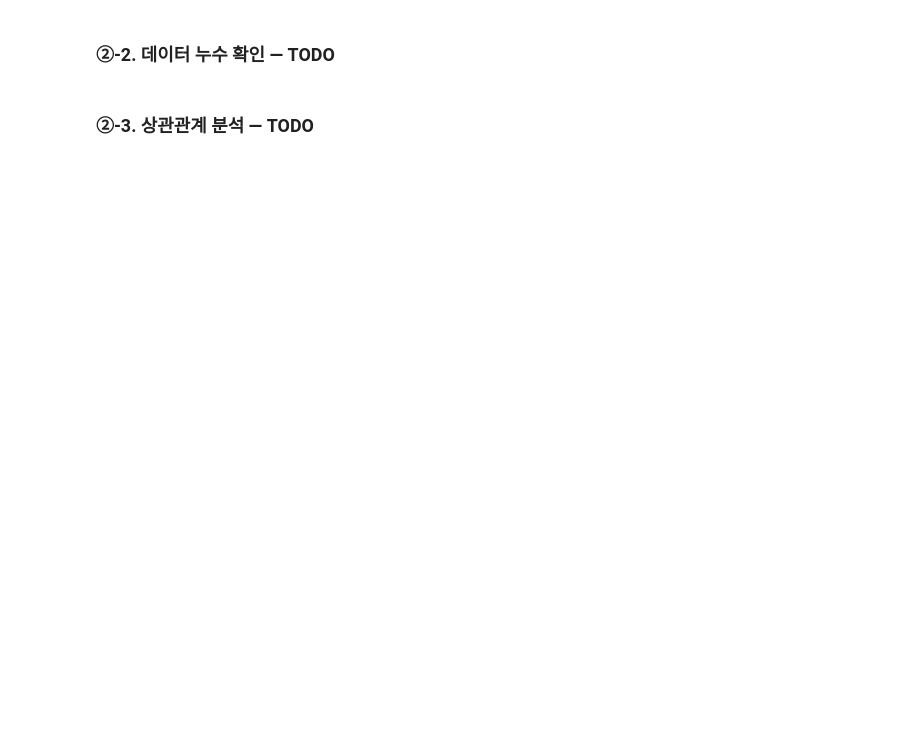
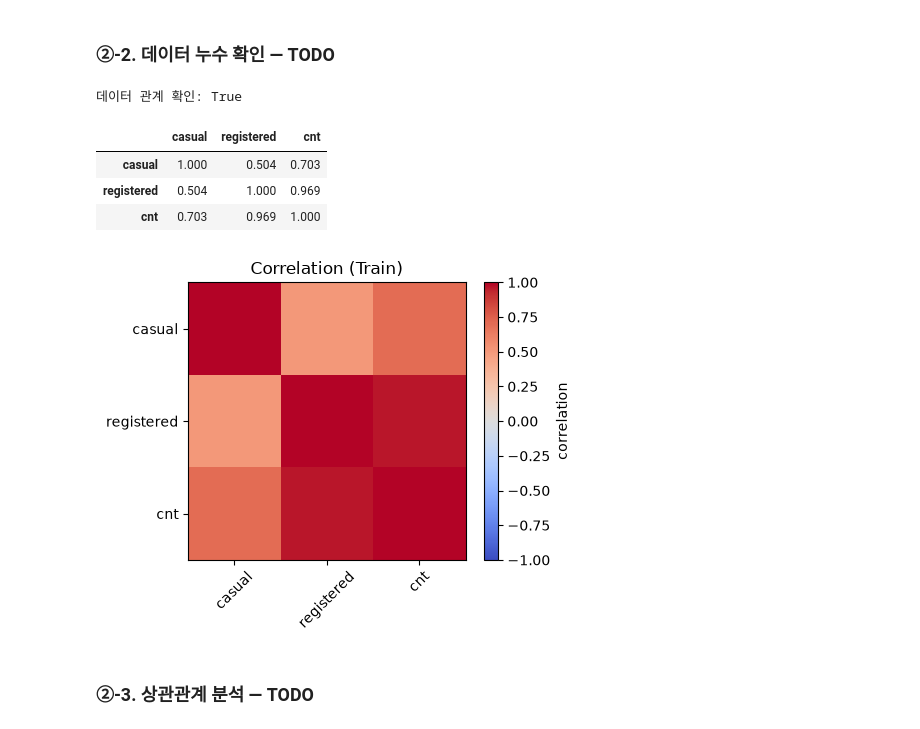
Before and after one commit to Kim-ms/ai-mini-projects, a Jupyter notebook: mini-project-01/code/01_regression_bike_demand.ipynb, the cells around one changed output. Drawn from its saved outputs; the diff is of its cells as text; code cells hidden in the pictures; blank space fills up the shorter version.

```diff
--- a/mini-project-01/code/01_regression_bike_demand.ipynb
+++ b/mini-project-01/code/01_regression_bike_demand.ipynb
@@ -198,16 +198,17 @@ n_dates = len(dates)
 # TODO 2-1. 날짜 기준 Train 약 70%, Validation 약 15%, 나머지 Test로 분할합니다.
 # 같은 날짜의 행은 반드시 같은 집합에 포함되어야 합니다.
 # 힌트: int(), 날짜 배열 슬라이싱, .isin()
-n_train = ...
-n_valid = ...
 
-train_dates = ...
-valid_dates = ...
-test_dates = ...
+n_train = int(n_dates * 0.7)
+n_valid = int(n_dates * 0.15)
 
-train_df = ...
-valid_df = ...
-test_df = ...
+train_dates = dates[:n_train]
+valid_dates = dates[n_train:n_train + n_valid]
+test_dates = dates[n_train + n_valid:]
+
+train_df = df[df["dteday"].isin(train_dates)]
+valid_df = df[df["dteday"].isin(valid_dates)]
+test_df = df[df["dteday"].isin(test_dates)]
 # %%
 # [공통] 분할 범위 점검
 for name, part in [
@@ -222,11 +230,32 @@ for name, part in [
 # %%
 # TODO 2-2. casual + registered == cnt가 모든 행에서 성립하는지 확인합니다.
 # 힌트: 비교식과 .all()
-same = ...
+same = (df["casual"] + df["registered"] == df["cnt"]).all()
 print("데이터 관계 확인:", same)
-
-# TODO (추가 확인). casual, registered, cnt의 상관관계를 비교해 봅니다.
-...
+# %% [output]
+데이터 관계 확인: True
+# %%
+# TODO (추가 확인). casual, registered, cnt의 상관관계를 비교해 봅니다.
+cnt_corr_cols = ["casual", "registered", "cnt"]
+cnt_corr = train_df[cnt_corr_cols].corr()
+display(cnt_corr.round(3))
+# %% [output]
+|  | casual | registered | cnt |
+| casual | 1.000 | 0.504 | 0.703 |
+| registered | 0.504 | 1.000 | 0.969 |
+| cnt | 0.703 | 0.969 | 1.000 |
+# %%
+plt.figure(figsize=(5, 4))
+
+plt.imshow(cnt_corr, cmap="coolwarm", vmin=-1, vmax=1)
+plt.colorbar(label="correlation")
+plt.xticks(range(len(cnt_corr_cols)), cnt_corr_cols, rotation=45)
+plt.yticks(range(len(cnt_corr_cols)), cnt_corr_cols)
+plt.title("Correlation (Train)")
+plt.tight_layout()
+plt.show()
+# %% [output]
+[figure, added]
 # %% [markdown]
 ### ②-3. 상관관계 분석 — TODO
 # %%
```
Also changed, not shown: parts of 11 cells of this notebook.
